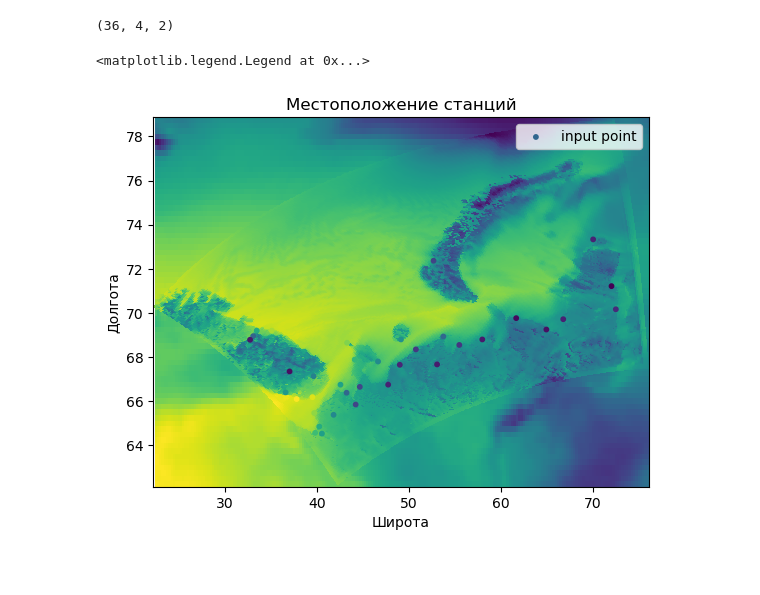
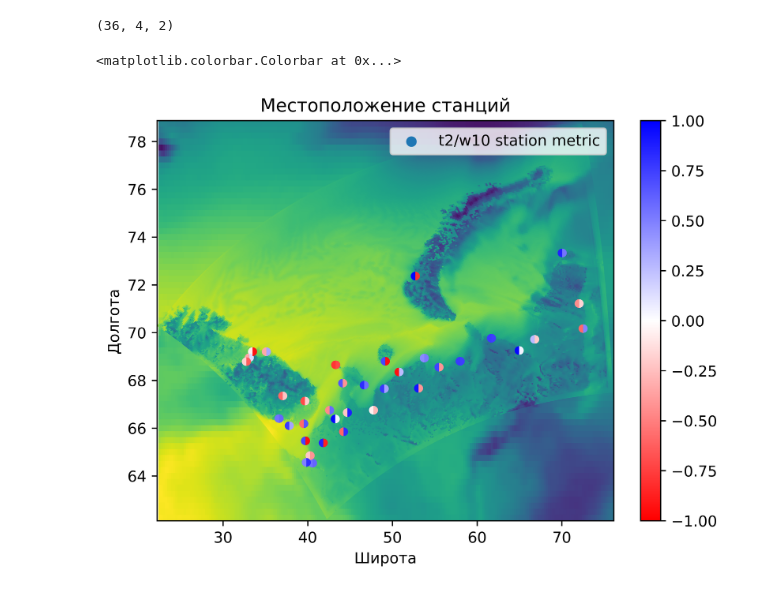
Before and after one commit to golikovva/WRFCorrection, a Jupyter notebook: stations_validation.ipynb, the cells around one changed output. Drawn from its saved outputs; the diff is of its cells as text; code cells hidden in the pictures; blank space fills up the shorter version.

```diff
--- a/stations_validation.ipynb
+++ b/stations_validation.ipynb
@@ -117,13 +229,32 @@ stations_sample.shape
+# %%
+a = torch.rand(32)*2 - 1
+b = torch.rand(32)*2 - 1
 # %%
+
+
+fig, ax = plt.subplots(dpi=800)
+cmap = plt.cm.get_cmap('bwr_r')
+norm = colors.Normalize(vmin=-1, vmax=1)
+plt.scatter(coords[:,0], coords[:,1], label='t2/w10 station metric')
 plt.pcolormesh(era_xx, era_yy, era_tensor, shading='auto')
 
 plt.pcolormesh(wrf_xx, wrf_yy, wrf_tensor, shading='auto')
-plt.scatter(coords[:,0], coords[:,1], c=Z, s=10,label="input point")
-# plt.scatter(coords[:,0], coords[:,1], c='black', s=10,label="stations")
+
+
+theta1, theta2 = 90, 90 + 180
+radius = 0.3
+center = (0, 0)
+size = fig.get_size_inches()*fig.dpi
+
+arcs(coords[:,0], coords[:,1], 3*radius, radius, theta1=90, theta2=270,color=cmap(norm(a)))
+arcs(coords[:,0], coords[:,1], 3*radius, radius, theta1=270, theta2=90, color=cmap(norm(b)))
+
 plt.title('Местоположение станций')
 plt.xlabel('Широта')
 plt.ylabel('Долгота')
 plt.legend()
+
+fig.colorbar(matplotlib.cm.ScalarMappable(norm=norm, cmap=cmap), ax=ax,orientation='vertical', fraction=0.1)
 # %% [output]
-<matplotlib.legend.Legend at 0x...>
+<matplotlib.colorbar.Colorbar at 0x...>
-[figure, old version]
+[figure, new version]
```
Also changed, not shown: parts of 27 cells of this notebook, 20 other files.
